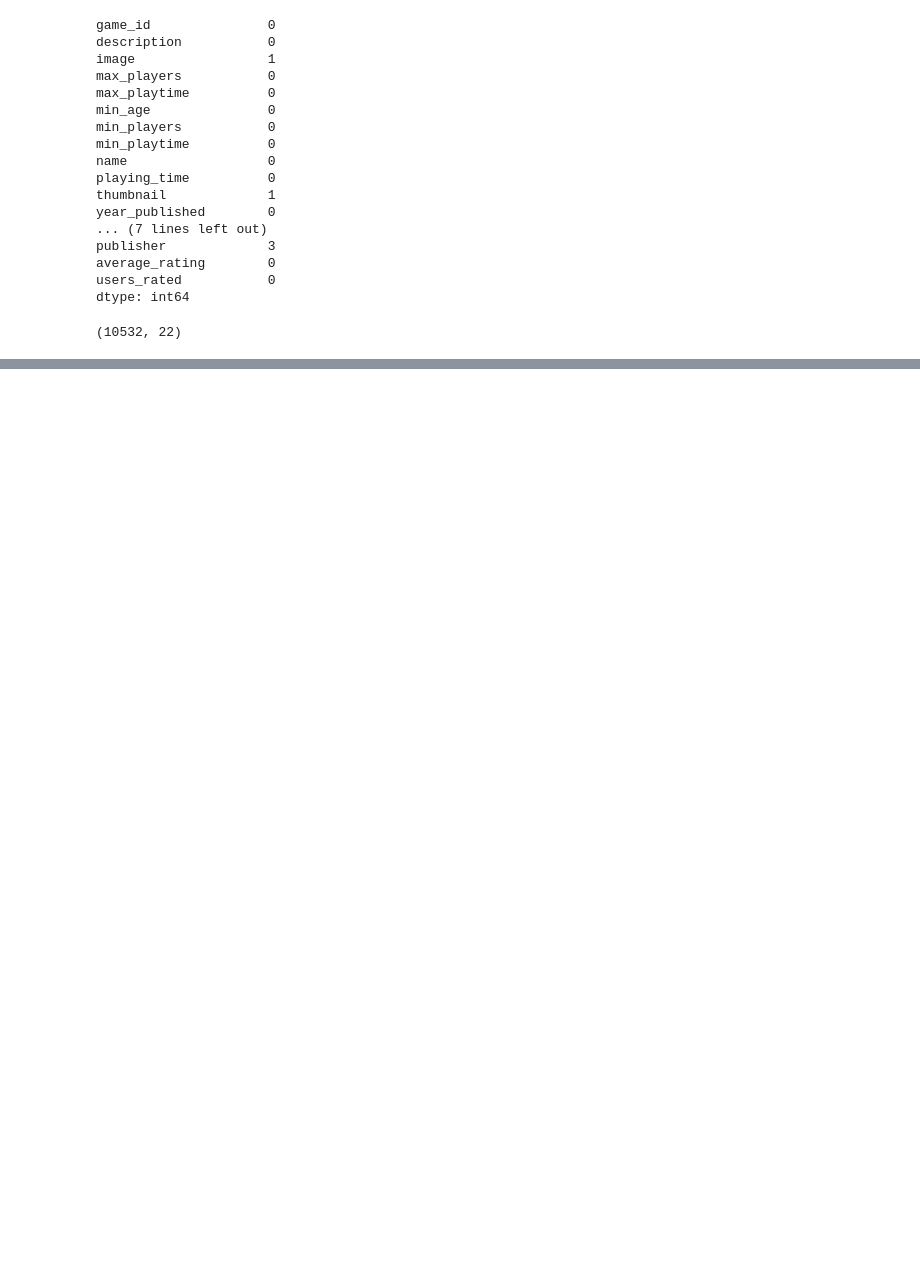
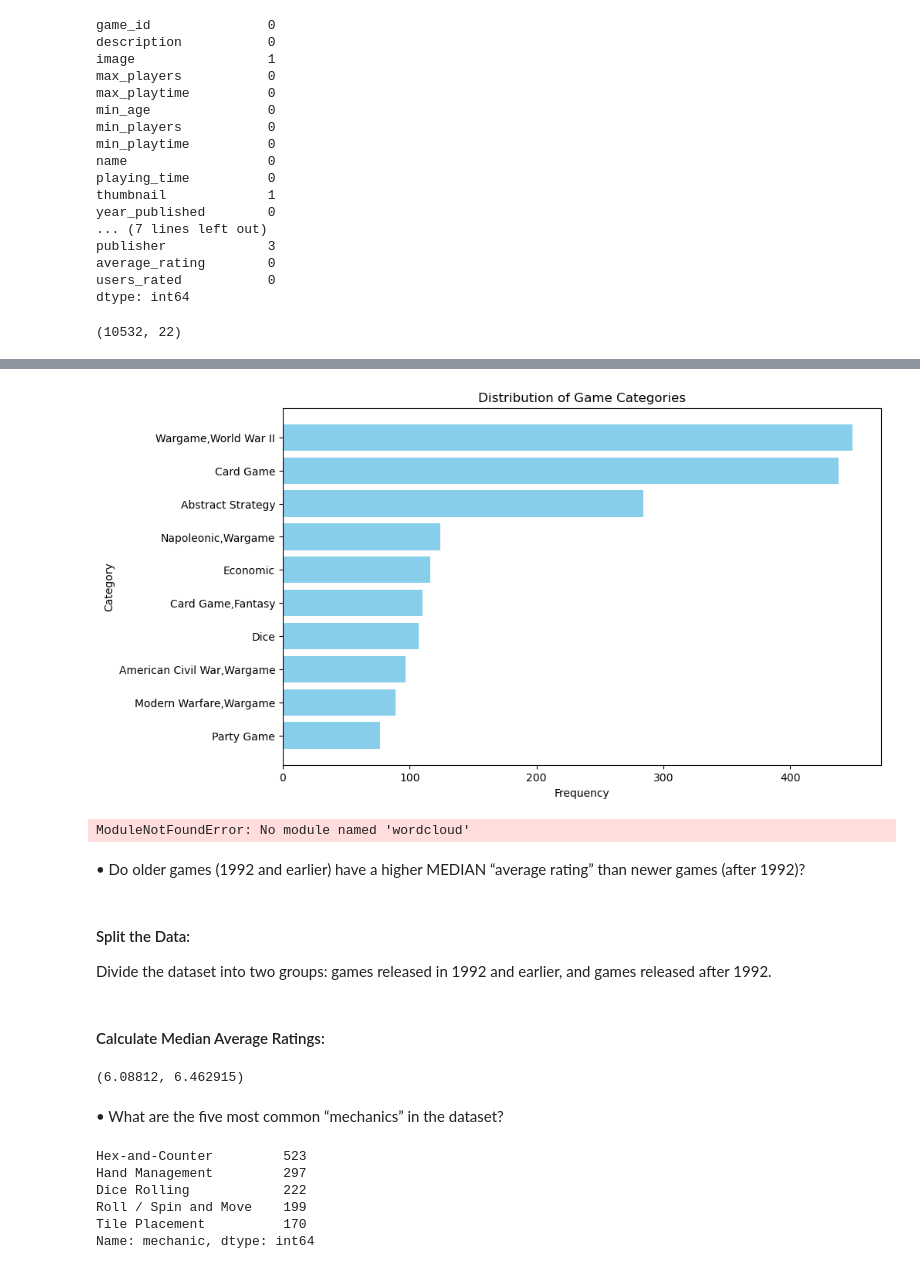
Before and after one commit to Babreucosta/CA1_DataVisTech, a Jupyter notebook: BarbaraAbreuCosta_DVisHDip_CA1.ipynb, the cells around one changed output, grey strips where cells are left out. Drawn from its saved outputs; the diff is of its cells as text; code cells hidden in the pictures; blank space fills up the shorter version.

```diff
--- a/BarbaraAbreuCosta_DVisHDip_CA1.ipynb
+++ b/BarbaraAbreuCosta_DVisHDip_CA1.ipynb
@@ -130,0 +250,33 @@ board_games.describe()
+# %%
+import matplotlib.pyplot as plt
+
+# Get the top 10 categories for better visualization (optional)
+top_categories = category_distribution.head(10)
+
+# Create a horizontal bar chart
+plt.figure(figsize=(10, 6))
+plt.barh(top_categories.index, top_categories.values, color='skyblue')
+plt.xlabel('Frequency')
+plt.ylabel('Category')
+plt.title('Distribution of Game Categories')
+plt.gca().invert_yaxis()  # Invert y-axis for better readability
+plt.show()
+# %% [output]
+[figure, added]
+# %%
+from wordcloud import WordCloud
+import matplotlib.pyplot as plt
+
+# Concatenate all categories into a single string
+all_categories = ''.join(board_games['category'].dropna())
+
+# Generate the word cloud
+wordcloud = WordCloud(width=800, height=400, background_color='white').generate(all_categories)
+
+# Display the word cloud
+plt.figure(figsize=(10, 5))
+plt.imshow(wordcloud, interpolation='bilinear')
+plt.axis('off')
+plt.show()
+# %% [output]
+ModuleNotFoundError: No module named 'wordcloud'
@@ -130,0 +311,5 @@ board_games.describe()
+# %% [markdown]
+• Do older games (1992 and earlier) have a higher MEDIAN “average rating” than newer games (after 1992)?
+# %% [markdown]
+#### Split the Data:
+Divide the dataset into two groups: games released in 1992 and earlier, and games released after 1992.
@@ -130,0 +319,2 @@ board_games.describe()
+# %% [markdown]
+#### Calculate Median Average Ratings:
@@ -130,0 +324,20 @@ board_games.describe()
+# %%
+# Compare the Medians
+median_rating_older, median_rating_newer
+# %% [output]
+(6.08812, 6.462915)
+# %% [markdown]
+• What are the five most common “mechanics” in the dataset?
+# %%
+# Count the frequency of each game mechanic
+top_mechanics = board_games['mechanic'].value_counts().head(5)
+
+# Display the top 5 mechanics
+top_mechanics
+# %% [output]
+Hex-and-Counter         523
+Hand Management         297
+Dice Rolling            222
+Roll / Spin and Move    199
+Tile Placement          170
+Name: mechanic, dtype: int64
```
Also changed, not shown: parts of 25 cells of this notebook.
